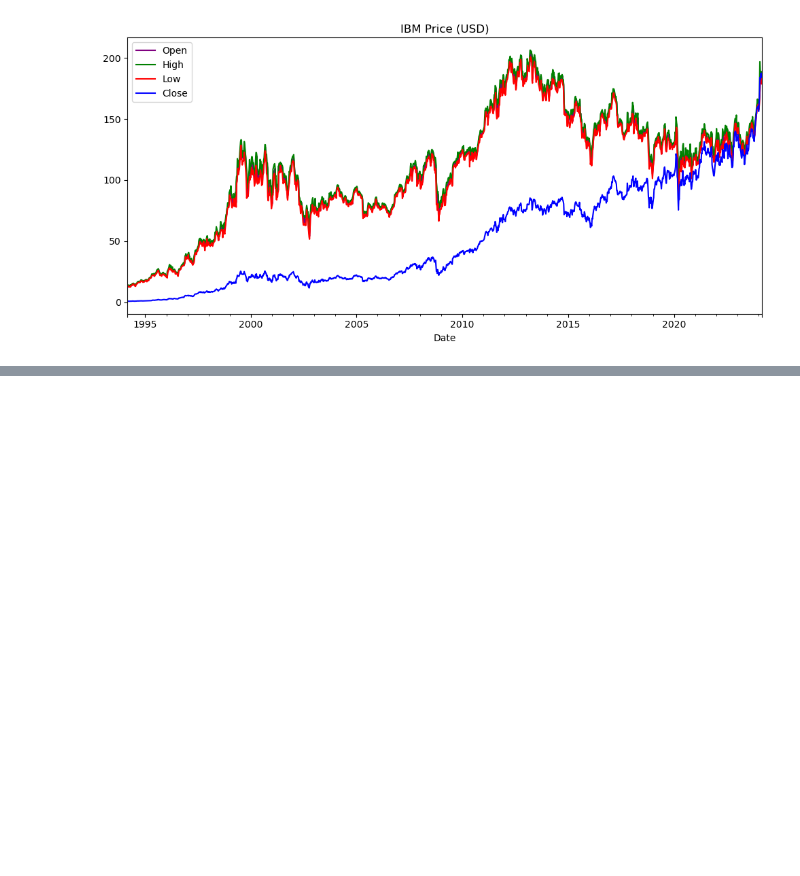
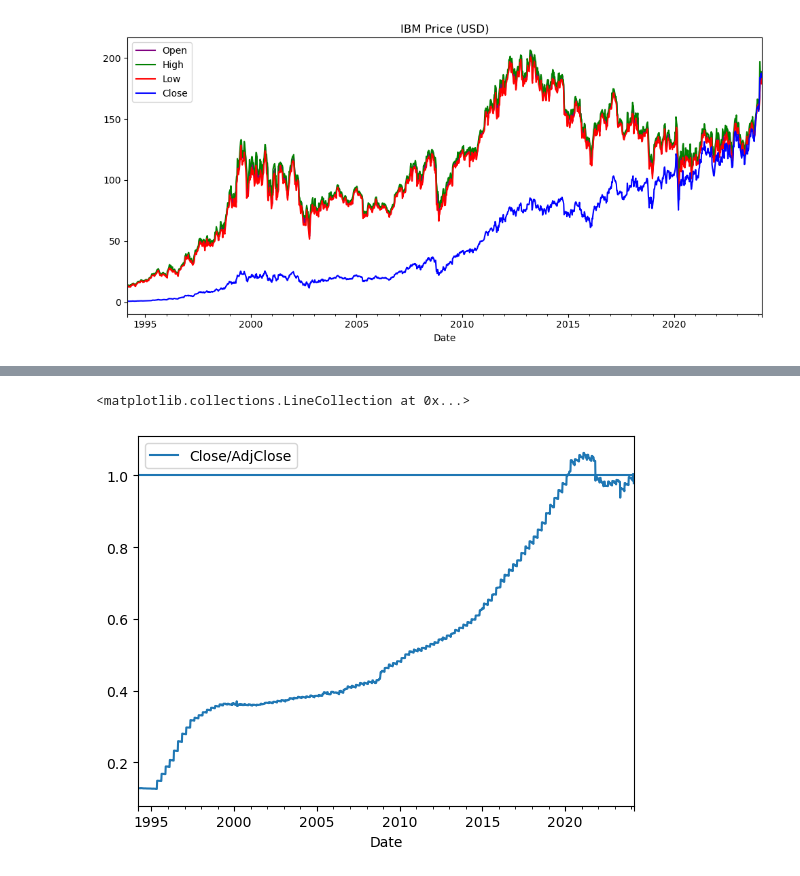
Before and after one commit to elenatomasella/ML, a Jupyter notebook: ibm_preprocessing.ipynb, the cells around one changed output, grey strips where cells are left out. Drawn from its saved outputs; the diff is of its cells as text; code cells hidden in the pictures; blank space fills up the shorter version.

Commit message:
Changes to preprocessing
Two strategies: dividends and inflation adjustment. Both unsuccessful.

```diff
--- a/ibm_preprocessing.ipynb
+++ b/ibm_preprocessing.ipynb
@@ -196,0 +151,3 @@ plt.show()
+# %%
+# Convert month abbreviation to numeric format
+cpi_index_monthly['month'] = cpi_index_monthly['month'].str.extract('(\d+)').astype(int)
@@ -196,0 +183,7 @@ plt.show()
+# %%
+ibm_df['year'] = ibm_df['Date'].dt.year
+ibm_df['month'] = ibm_df['Date'].dt.month
+merged_df = ibm_df.merge(cpi_index_monthly, on=['year', 'month'], how='left')
+# %%
+merged_df.rename(columns={'value':'cpi_value'}, inplace=True)
+merged_df
@@ -196,0 +204,6 @@ plt.show()
+# %%
+# Calculate adjustment factor for each year relative to 2024
+merged_df['adjustment_factor'] = ((312.23-merged_df['cpi_value'])/merged_df['cpi_value'])
+
+# Adjust the 'Close' price accordingly
+merged_df['Close'] *= (1+merged_df['adjustment_factor'])
@@ -196,0 +226,12 @@ plt.show()
+# %%
+fig, ax=plt.subplots()
+ratio_close=pd.DataFrame()
+
+ratio_close['Date']=merged_df['Date']
+ratio_close['Close/AdjClose']=merged_df['Close']/ibm_df_tradingview['close']
+
+ratio_close.plot(x='Date', y='Close/AdjClose', ax=ax)
+plt.hlines(y=1, xmin=ibm_df['Date'].min(), xmax=ibm_df['Date'].max())
+# %% [output]
+<matplotlib.collections.LineCollection at 0x...>
+[figure, added]
```
Also changed, not shown: parts of 16 cells of this notebook, 1 other file.
